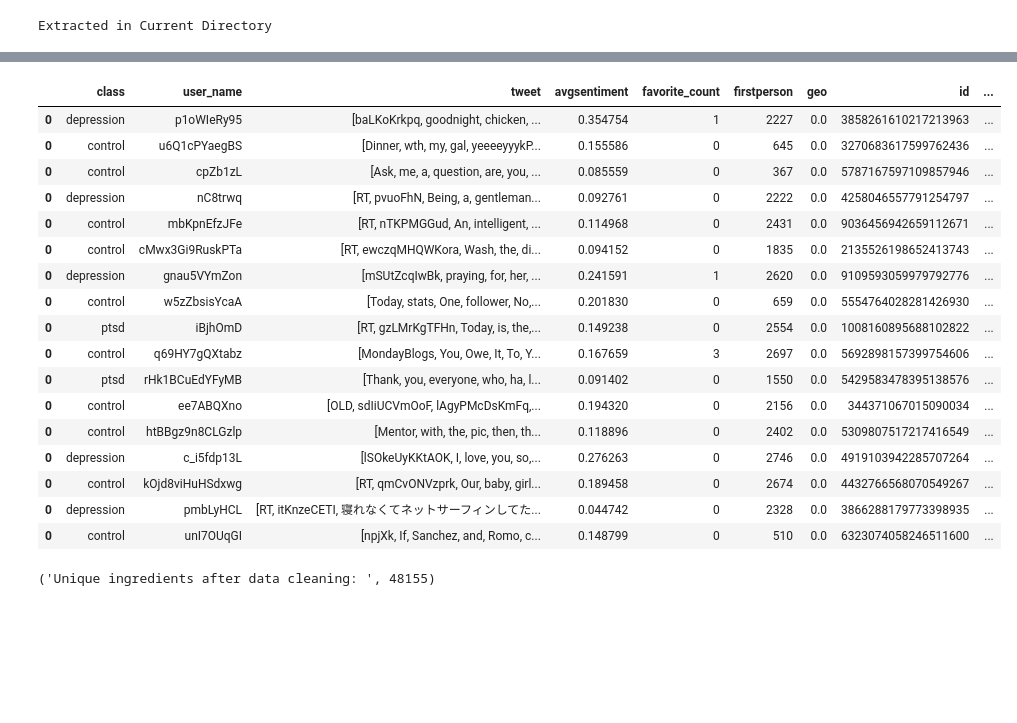
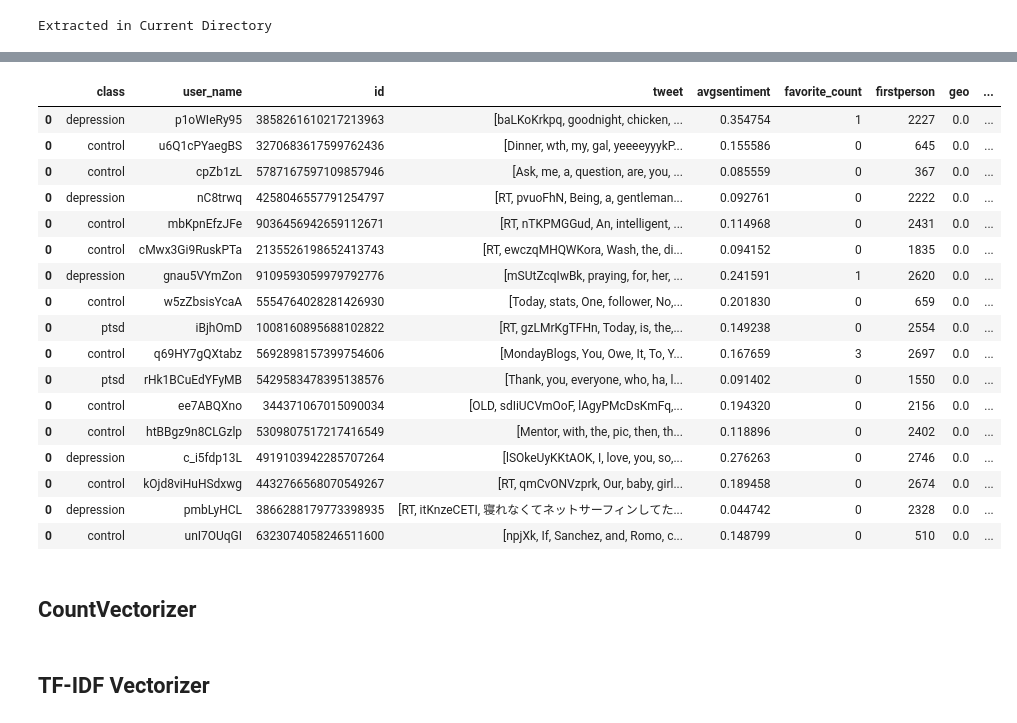
Before and after one commit to coderKr/Twitter-Crisis-Analysis, a Jupyter notebook: Log Reg.ipynb, the cells around one changed output, grey strips where cells are left out. Drawn from its saved outputs; the diff is of its cells as text; code cells hidden in the pictures; blank space fills up the shorter version.

```diff
--- a/Log Reg.ipynb
+++ b/Log Reg.ipynb
@@ -243,33 +238,40 @@ data["tweet"]= clean_data(data["tweet"])
 # %%
 data["total_words"] = data["tweet"].map(",".join)
 data["total_words"] = data["total_words"].str.strip()
-# %%
-data.fillna(0)
-# %% [output]
-|  | class | user_name | tweet | avgsentiment | favorite_count | firstperson | geo | id | ... |
-| 0 | depression | p1oWIeRy95 | [baLKoKrkpq, goodnight, chicken, ... | 0.354754 | 1 | 2227 | 0.0 | 3858261610217213963 | ... |
-| 0 | control | u6Q1cPYaegBS | [Dinner, wth, my, gal, yeeeeyyykP... | 0.155586 | 0 | 645 | 0.0 | 3270683617599762436 | ... |
-| 0 | control | cpZb1zL | [Ask, me, a, question, are, you, ... | 0.085559 | 0 | 367 | 0.0 | 5787167597109857946 | ... |
-| 0 | depression | nC8trwq | [RT, pvuoFhN, Being, a, gentleman... | 0.092761 | 0 | 2222 | 0.0 | 4258046557791254797 | ... |
-| 0 | control | mbKpnEfzJFe | [RT, nTKPMGGud, An, intelligent, ... | 0.114968 | 0 | 2431 | 0.0 | 9036456942659112671 | ... |
-| 0 | control | cMwx3Gi9RuskPTa | [RT, ewczqMHQWKora, Wash, the, di... | 0.094152 | 0 | 1835 | 0.0 | 2135526198652413743 | ... |
-| 0 | depression | gnau5VYmZon | [mSUtZcqIwBk, praying, for, her, ... | 0.241591 | 1 | 2620 | 0.0 | 9109593059979792776 | ... |
-| 0 | control | w5zZbsisYcaA | [Today, stats, One, follower, No,... | 0.201830 | 0 | 659 | 0.0 | 5554764028281426930 | ... |
-| 0 | ptsd | iBjhOmD | [RT, gzLMrKgTFHn, Today, is, the,... | 0.149238 | 0 | 2554 | 0.0 | 1008160895688102822 | ... |
-| 0 | control | q69HY7gQXtabz | [MondayBlogs, You, Owe, It, To, Y... | 0.167659 | 3 | 2697 | 0.0 | 5692898157399754606 | ... |
-| 0 | ptsd | rHk1BCuEdYFyMB | [Thank, you, everyone, who, ha, l... | 0.091402 | 0 | 1550 | 0.0 | 5429583478395138576 | ... |
-| 0 | control | ee7ABQXno | [OLD, sdIiUCVmOoF, lAgyPMcDsKmFq,... | 0.194320 | 0 | 2156 | 0.0 | 344371067015090034 | ... |
-| 0 | control | htBBgz9n8CLGzlp | [Mentor, with, the, pic, then, th... | 0.118896 | 0 | 2402 | 0.0 | 5309807517217416549 | ... |
-| 0 | depression | c_i5fdp13L | [lSOkeUyKKtAOK, I, love, you, so,... | 0.276263 | 0 | 2746 | 0.0 | 4919103942285707264 | ... |
-| 0 | control | kOjd8viHuHSdxwg | [RT, qmCvONVzprk, Our, baby, girl... | 0.189458 | 0 | 2674 | 0.0 | 4432766568070549267 | ... |
-| 0 | depression | pmbLyHCL | [RT, itKnzeCETI, 寝れなくてネットサーフィンしてた... | 0.044742 | 0 | 2328 | 0.0 | 3866288179773398935 | ... |
-| 0 | control | unI7OUqGI | [npjXk, If, Sanchez, and, Romo, c... | 0.148799 | 0 | 510 | 0.0 | 6323074058246511600 | ... |
+# %%
+# Remove Na and change False to a number
+data = data.fillna(0)
+data.shape
+data.drop('id', axis=1)
+data['retweeted'] = data['retweeted']*1
+data
+# %% [output]
+|  | class | user_name | id | tweet | avgsentiment | favorite_count | firstperson | geo | ... |
+| 0 | depression | p1oWIeRy95 | 3858261610217213963 | [baLKoKrkpq, goodnight, chicken, ... | 0.354754 | 1 | 2227 | 0.0 | ... |
+| 0 | control | u6Q1cPYaegBS | 3270683617599762436 | [Dinner, wth, my, gal, yeeeeyyykP... | 0.155586 | 0 | 645 | 0.0 | ... |
+| 0 | control | cpZb1zL | 5787167597109857946 | [Ask, me, a, question, are, you, ... | 0.085559 | 0 | 367 | 0.0 | ... |
+| 0 | depression | nC8trwq | 4258046557791254797 | [RT, pvuoFhN, Being, a, gentleman... | 0.092761 | 0 | 2222 | 0.0 | ... |
+| 0 | control | mbKpnEfzJFe | 9036456942659112671 | [RT, nTKPMGGud, An, intelligent, ... | 0.114968 | 0 | 2431 | 0.0 | ... |
+| 0 | control | cMwx3Gi9RuskPTa | 2135526198652413743 | [RT, ewczqMHQWKora, Wash, the, di... | 0.094152 | 0 | 1835 | 0.0 | ... |
+| 0 | depression | gnau5VYmZon | 9109593059979792776 | [mSUtZcqIwBk, praying, for, her, ... | 0.241591 | 1 | 2620 | 0.0 | ... |
+| 0 | control | w5zZbsisYcaA | 5554764028281426930 | [Today, stats, One, follower, No,... | 0.201830 | 0 | 659 | 0.0 | ... |
+| 0 | ptsd | iBjhOmD | 1008160895688102822 | [RT, gzLMrKgTFHn, Today, is, the,... | 0.149238 | 0 | 2554 | 0.0 | ... |
+| 0 | control | q69HY7gQXtabz | 5692898157399754606 | [MondayBlogs, You, Owe, It, To, Y... | 0.167659 | 3 | 2697 | 0.0 | ... |
+| 0 | ptsd | rHk1BCuEdYFyMB | 5429583478395138576 | [Thank, you, everyone, who, ha, l... | 0.091402 | 0 | 1550 | 0.0 | ... |
+| 0 | control | ee7ABQXno | 344371067015090034 | [OLD, sdIiUCVmOoF, lAgyPMcDsKmFq,... | 0.194320 | 0 | 2156 | 0.0 | ... |
+| 0 | control | htBBgz9n8CLGzlp | 5309807517217416549 | [Mentor, with, the, pic, then, th... | 0.118896 | 0 | 2402 | 0.0 | ... |
+| 0 | depression | c_i5fdp13L | 4919103942285707264 | [lSOkeUyKKtAOK, I, love, you, so,... | 0.276263 | 0 | 2746 | 0.0 | ... |
+| 0 | control | kOjd8viHuHSdxwg | 4432766568070549267 | [RT, qmCvONVzprk, Our, baby, girl... | 0.189458 | 0 | 2674 | 0.0 | ... |
+| 0 | depression | pmbLyHCL | 3866288179773398935 | [RT, itKnzeCETI, 寝れなくてネットサーフィンしてた... | 0.044742 | 0 | 2328 | 0.0 | ... |
+| 0 | control | unI7OUqGI | 6323074058246511600 | [npjXk, If, Sanchez, and, Romo, c... | 0.148799 | 0 | 510 | 0.0 | ... |
+# %% [markdown]
+## CountVectorizer
 # %%
 def wordTokenizer(text):
     return text.split(",")
 #Use count vectorizer to create X = n*d where n = number of samples, d=dishes.
 cv = CountVectorizer(stop_words="english",lowercase=True,tokenizer=wordTokenizer,token_pattern="[A-Za-z]*",strip_accents='ascii',vocabulary=None)
 X = cv.fit_transform(data["total_words"].values)
-print("Unique ingredients after data cleaning: ", X.shape[1])
+print("Unique ingredients after data cleaning: ", X.shape)
-# %% [output]
-('Unique ingredients after data cleaning: ', 48155)
+# %% [markdown]
+## TF-IDF Vectorizer
```
Also changed, not shown: parts of 31 cells of this notebook.
